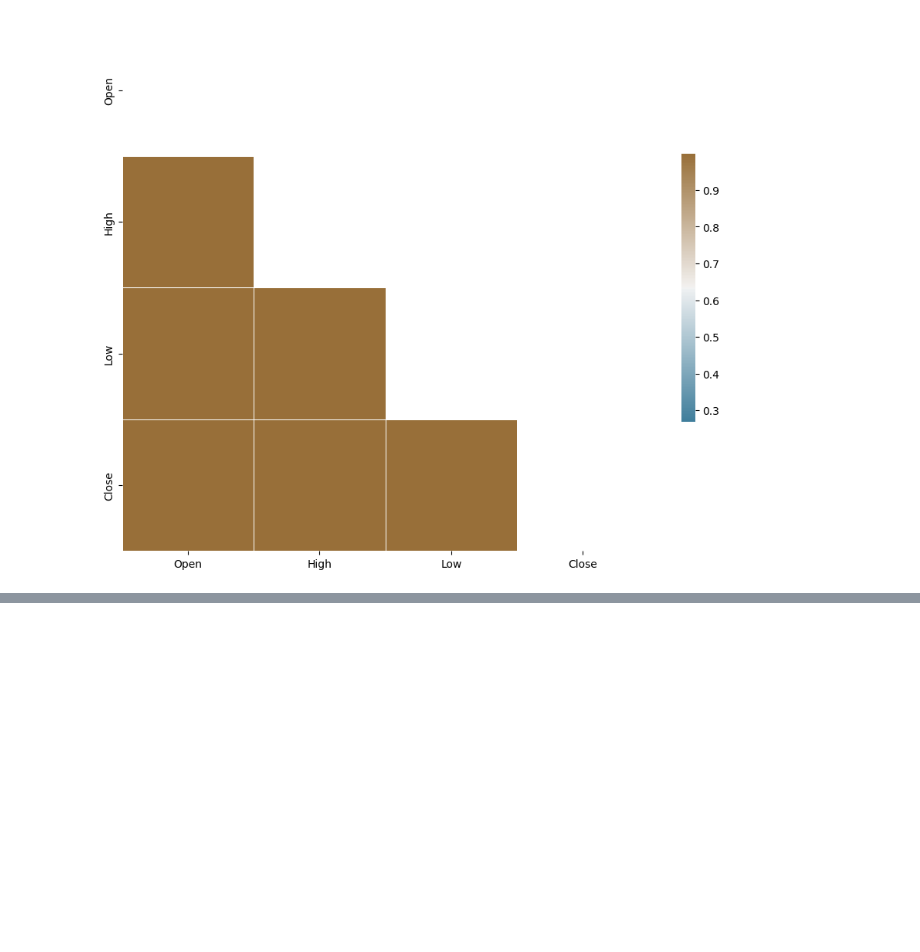
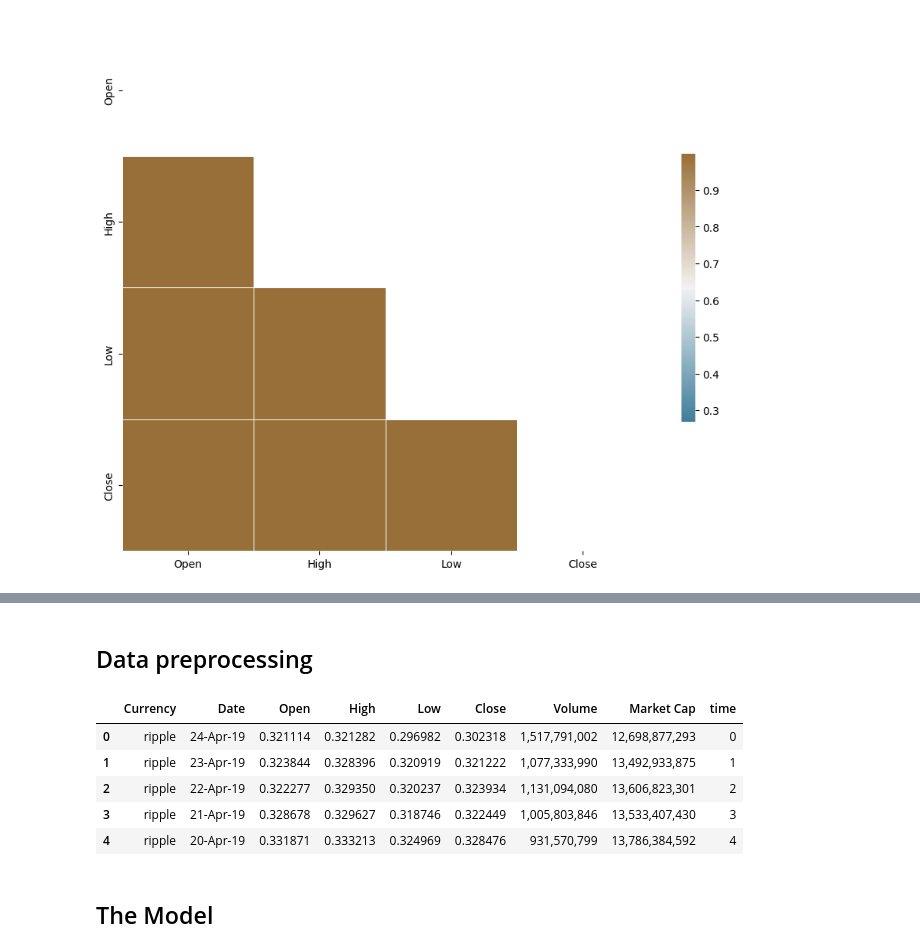
Before and after one commit to CCI-501-Group-E/Linear-Regression, a Jupyter notebook: ULR.ipynb, the cells around one changed output, grey strips where cells are left out. Saved outputs shown, nothing was run; the diff lists cells and outputs as text; code cells hidden in the pictures; blank space fills up the shorter version.

```diff
--- a/ULR.ipynb
+++ b/ULR.ipynb
@@ -119,3 +119,18 @@ fig = go.Figure(data=
 fig.show()
 # %% [output]
 [interactive output not drawn]
+# %% [markdown]
+## Data preprocessing
+# %%
+# Create a time step feature and add it to the dataset
+time = np.arange(len(data['Date']))
+data['time'] = time
+# %%
+data.head()
+# %% [output]
+|  | Currency | Date | Open | High | Low | Close | Volume | Market Cap | time |
+| 0 | ripple | 24-Apr-19 | 0.321114 | 0.321282 | 0.296982 | 0.302318 | 1,517,791,002 | 12,698,877,293 | 0 |
+| 1 | ripple | 23-Apr-19 | 0.323844 | 0.328396 | 0.320919 | 0.321222 | 1,077,333,990 | 13,492,933,875 | 1 |
+| 2 | ripple | 22-Apr-19 | 0.322277 | 0.329350 | 0.320237 | 0.323934 | 1,131,094,080 | 13,606,823,301 | 2 |
+| 3 | ripple | 21-Apr-19 | 0.328678 | 0.329627 | 0.318746 | 0.322449 | 1,005,803,846 | 13,533,407,430 | 3 |
+| 4 | ripple | 20-Apr-19 | 0.331871 | 0.333213 | 0.324969 | 0.328476 | 931,570,799 | 13,786,384,592 | 4 |
@@ -121,0 +141,2 @@ fig.show()
+# %% [markdown]
+## The Model
```
Also changed, not shown: parts of 2 cells of this notebook, 1 other file.
